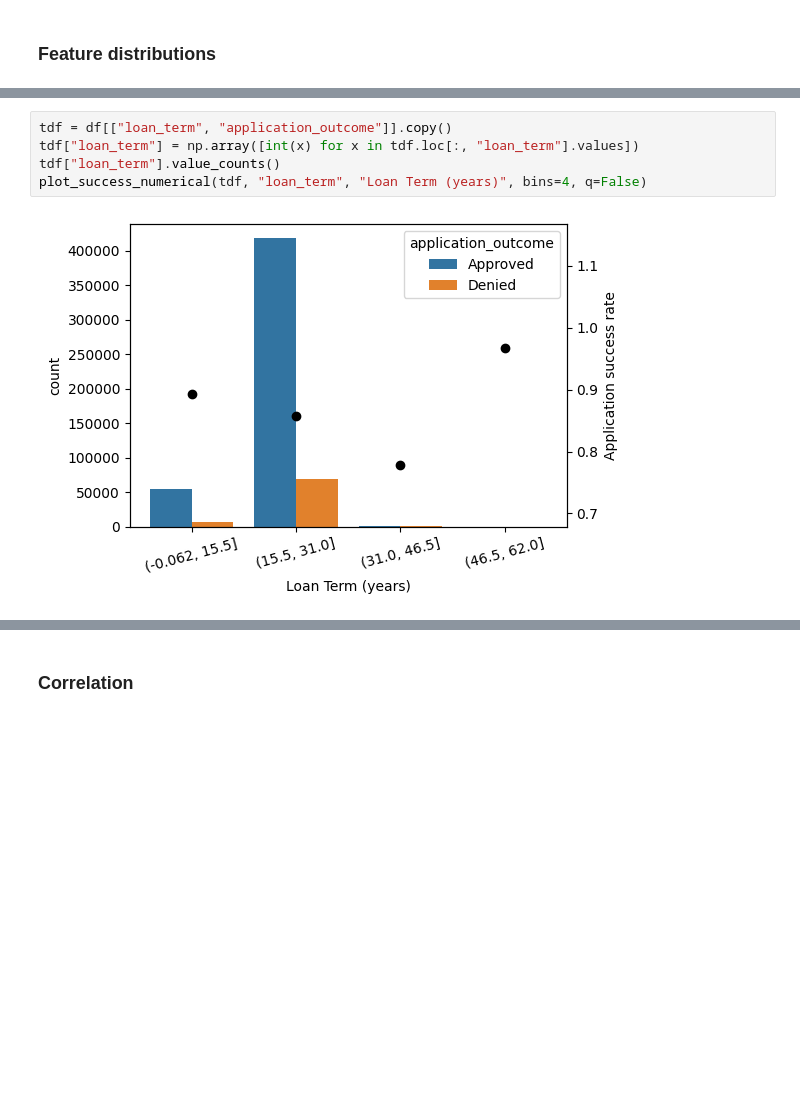
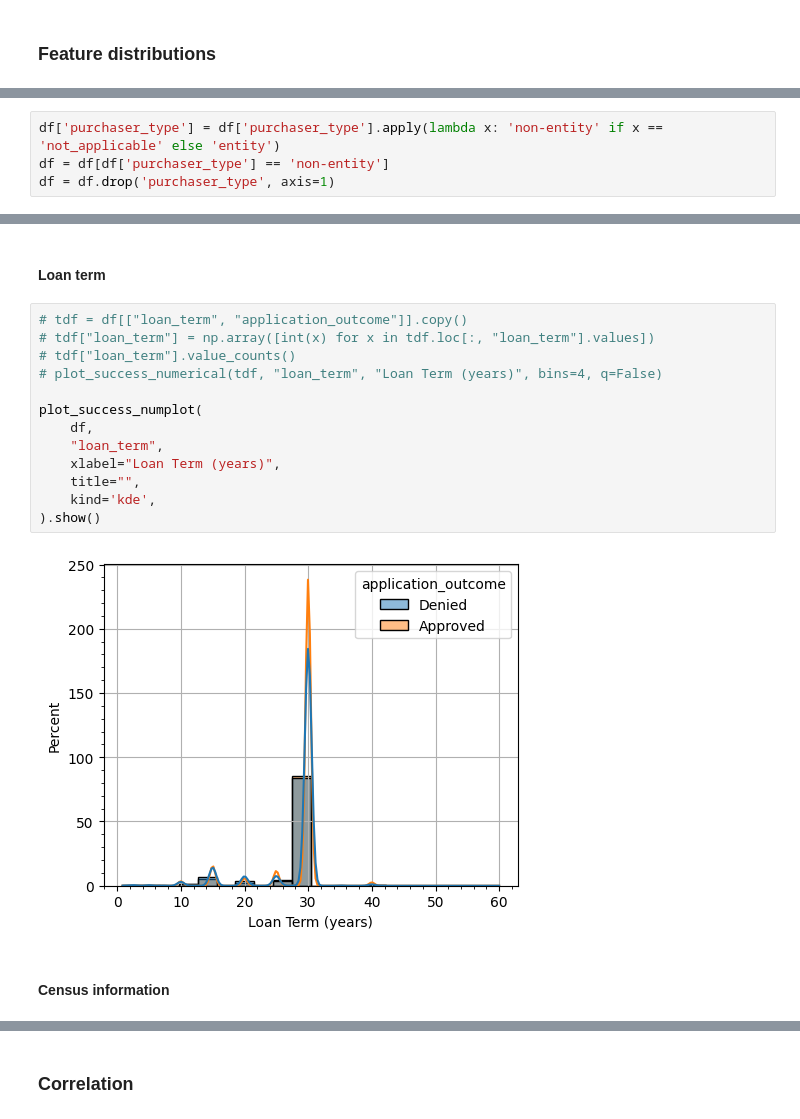
Before and after one commit to hpmartins/mlai-ucb-codes, a Jupyter notebook: capstone_project/file_2_analysis.ipynb, the cells around one changed output, grey strips where cells are left out. Saved outputs shown, nothing was run; the diff lists cells and outputs as text; blank space fills up the shorter version.

```diff
--- a/capstone_project/file_2_analysis.ipynb
+++ b/capstone_project/file_2_analysis.ipynb
@@ -251,0 +256,4 @@ plot_success_numerical(df, "loan_amount", "Loan Amount (USD)", bins=8, q=False,
+# %%
+df['purchaser_type'] = df['purchaser_type'].apply(lambda x: 'non-entity' if x == 'not_applicable' else 'entity')
+df = df[df['purchaser_type'] == 'non-entity']
+df = df.drop('purchaser_type', axis=1)
@@ -264,8 +448,20 @@ plt.show()
+# %% [markdown]
+#### Loan term
 # %%
-tdf = df[["loan_term", "application_outcome"]].copy()
-tdf["loan_term"] = np.array([int(x) for x in tdf.loc[:, "loan_term"].values])
-tdf["loan_term"].value_counts()
-plot_success_numerical(tdf, "loan_term", "Loan Term (years)", bins=4, q=False)
+# tdf = df[["loan_term", "application_outcome"]].copy()
+# tdf["loan_term"] = np.array([int(x) for x in tdf.loc[:, "loan_term"].values])
+# tdf["loan_term"].value_counts()
+# plot_success_numerical(tdf, "loan_term", "Loan Term (years)", bins=4, q=False)
+
+plot_success_numplot(
+    df,
+    "loan_term",
+    xlabel="Loan Term (years)",
+    title="",
+    kind='kde',
+).show()
 # %% [output]
-[figure, old version]
+[figure, new version]
+# %% [markdown]
+#### Census information
 # %%
```
Also changed, not shown: parts of 83 cells of this notebook, 23 other files.
